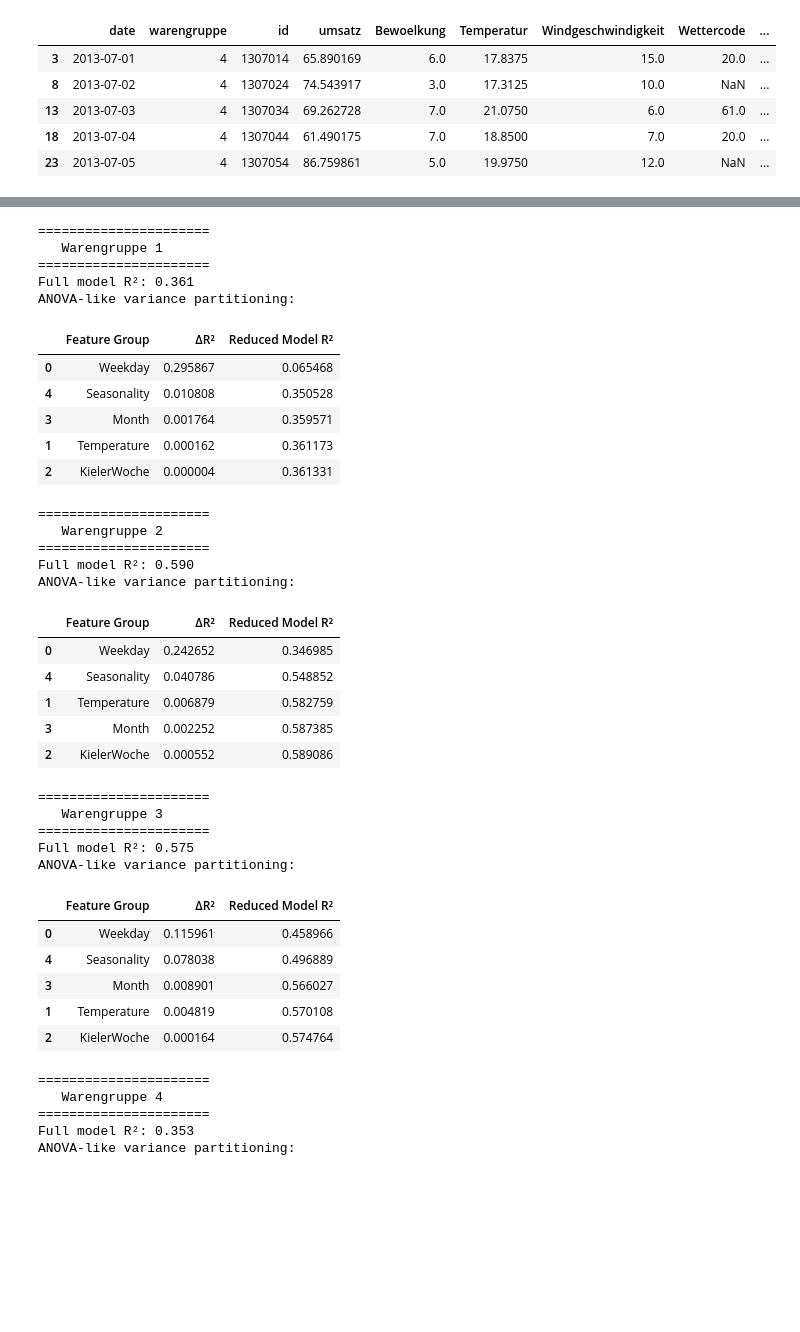
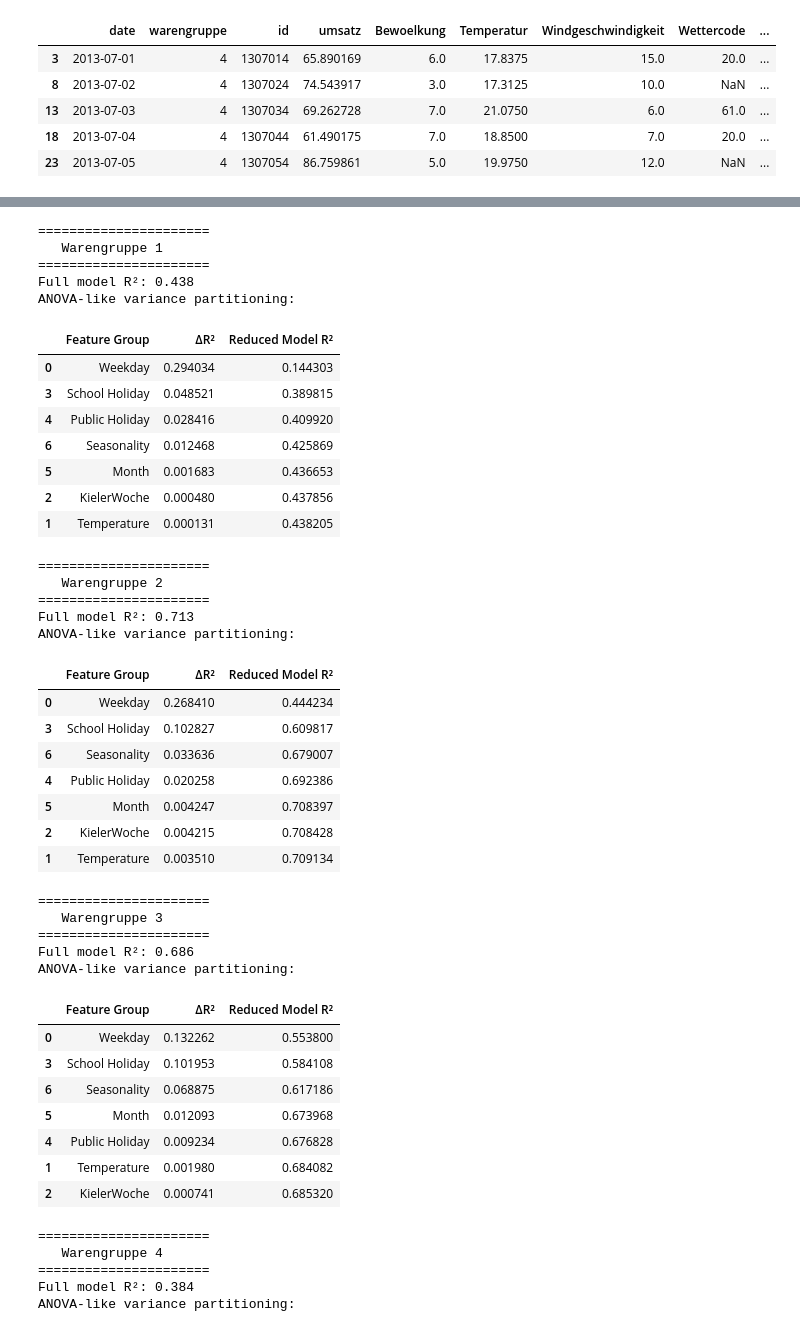
Before and after one commit to vikilouisa/Group-12---Introduction-to-Data-Science-Machine-Learning, a Jupyter notebook: linear_regression_byGulfem.ipynb, the cells around one changed output, grey strips where cells are left out. Drawn from its saved outputs; the diff is of its cells as text; code cells hidden in the pictures; blank space fills up the shorter version.

Commit message:
Added holidays, updated split files, ANOVA expanded

```diff
--- a/linear_regression_byGulfem.ipynb
+++ b/linear_regression_byGulfem.ipynb
@@ -74,18 +74,22 @@ train["cos_season"] = np.cos(2 * np.pi * train["dayofyear"] / 365)
 test["sin_season"] = np.sin(2 * np.pi * test["dayofyear"] / 365)
 test["cos_season"] = np.cos(2 * np.pi * test["dayofyear"] / 365)
 
-# Kieler Woche: replace NaN with 0, make it integer
+# Kieler Woche & holidays: replace missing with 0 and cast to int
 for df in [train, test]:
-    df["KielerWoche"] = df["KielerWoche"].fillna(0).astype(int)
+    df["KielerWoche"]    = df["KielerWoche"].fillna(0).astype(int)
+    df["school_holiday"] = df["school_holiday"].fillna(0).astype(int)
+    df["public_holiday"] = df["public_holiday"].fillna(0).astype(int)
 # %%
 # 5. Features und Zielvariable
 features = [
     "Temperatur",
     "KielerWoche",
+    "school_holiday",
+    "public_holiday",
     "Wochentag",
     "Month",
     "sin_season",
-    "cos_season"
+    "cos_season",
 ]
 target = "umsatz"
 
@@ -99,7 +103,15 @@ X_test = test[features]
 #    - Temperatur & KielerWoche: numerisch mit Mittelwert-Imputation
 
 categorical_features = ["Wochentag"]
-numeric_features = ["Temperatur", "KielerWoche", "Month", "sin_season", "cos_season"]
+numeric_features = [
+    "Temperatur",
+    "KielerWoche",
+    "school_holiday",
+    "public_holiday",
+    "Month",
+    "sin_season",
+    "cos_season",
+]
 
 preprocessor = ColumnTransformer(
     transformers=[
@@ -219,13 +233,20 @@ for wg in product_groups:
     df["dayofyear"] = df["date"].dt.dayofyear
     df["sin_season"] = np.sin(2 * np.pi * df["dayofyear"] / 365)
     df["cos_season"] = np.cos(2 * np.pi * df["dayofyear"] / 365)
-    df["KielerWoche"] = df["KielerWoche"].fillna(0).astype(int)
+
+    # Clean integer features
+    df["KielerWoche"]    = df["KielerWoche"].fillna(0).astype(int)
+    df["school_holiday"] = df["school_holiday"].fillna(0).astype(int)
+    df["public_holiday"] = df["public_holiday"].fillna(0).astype(int)
 
     target = "umsatz"
 
+    # --- FULL FEATURE SET (updated with holidays) ---
     full_features = [
         "Temperatur",
         "KielerWoche",
+        "school_holiday",
+        "public_holiday",
         "Wochentag",
         "Month",
         "sin_season",
@@ -256,7 +277,7 @@ for wg in product_groups:
 
         preprocessor_local = ColumnTransformer(transformers=transformers)
 
-        model_tmp = Pipeline(steps=[
+        model_tmp = Pipeline([
             ("prep", preprocessor_local),
             ("reg", LinearRegression())
         ])
@@ -268,64 +289,73 @@ for wg in product_groups:
     # Full model R²
     r2_full = compute_r2_local(full_features)
     print(f"Full model R²: {r2_full:.3f}")
 
+    # --- FEATURE GROUPS (updated with holidays) ---
     feature_groups = {
         "Weekday": ["Wochentag"],
         "Temperature": ["Temperatur"],
         "KielerWoche": ["KielerWoche"],
+        "School Holiday": ["school_holiday"],
+        "Public Holiday": ["public_holiday"],
         "Month": ["Month"],
         "Seasonality": ["sin_season", "cos_season"],
     }
 
     results = []
     for name, group in feature_groups.items():
         reduced_features = [f for f in full_features if f not in group]
         r2_reduced = compute_r2_local(reduced_features)
         delta_r2 = r2_full - r2_reduced
         results.append([name, delta_r2, r2_reduced])
 
     importance_df = pd.DataFrame(results, columns=["Feature Group", "ΔR²", "Reduced Model R²"])
     importance_df = importance_df.sort_values("ΔR²", ascending=False)
 
     print("ANOVA-like variance partitioning:")
     display(importance_df)
 # %% [output]
 ======================
    Warengruppe 1
 ======================
-Full model R²: 0.361
+Full model R²: 0.438
 ANOVA-like variance partitioning:
 |  | Feature Group | ΔR² | Reduced Model R² |
-| 0 | Weekday | 0.295867 | 0.065468 |
-| 4 | Seasonality | 0.010808 | 0.350528 |
-| 3 | Month | 0.001764 | 0.359571 |
-| 1 | Temperature | 0.000162 | 0.361173 |
-| 2 | KielerWoche | 0.000004 | 0.361331 |
+| 0 | Weekday | 0.294034 | 0.144303 |
+| 3 | School Holiday | 0.048521 | 0.389815 |
+| 4 | Public Holiday | 0.028416 | 0.409920 |
+| 6 | Seasonality | 0.012468 | 0.425869 |
+| 5 | Month | 0.001683 | 0.436653 |
+| 2 | KielerWoche | 0.000480 | 0.437856 |
+| 1 | Temperature | 0.000131 | 0.438205 |
 ======================
    Warengruppe 2
 ======================
-Full model R²: 0.590
+Full model R²: 0.713
 ANOVA-like variance partitioning:
 |  | Feature Group | ΔR² | Reduced Model R² |
-| 0 | Weekday | 0.242652 | 0.346985 |
-| 4 | Seasonality | 0.040786 | 0.548852 |
-| 1 | Temperature | 0.006879 | 0.582759 |
-| 3 | Month | 0.002252 | 0.587385 |
-| 2 | KielerWoche | 0.000552 | 0.589086 |
+| 0 | Weekday | 0.268410 | 0.444234 |
+| 3 | School Holiday | 0.102827 | 0.609817 |
+| 6 | Seasonality | 0.033636 | 0.679007 |
+| 4 | Public Holiday | 0.020258 | 0.692386 |
+| 5 | Month | 0.004247 | 0.708397 |
+| 2 | KielerWoche | 0.004215 | 0.708428 |
+| 1 | Temperature | 0.003510 | 0.709134 |
 ======================
    Warengruppe 3
 ======================
-Full model R²: 0.575
+Full model R²: 0.686
 ANOVA-like variance partitioning:
 |  | Feature Group | ΔR² | Reduced Model R² |
-| 0 | Weekday | 0.115961 | 0.458966 |
-| 4 | Seasonality | 0.078038 | 0.496889 |
-| 3 | Month | 0.008901 | 0.566027 |
-| 1 | Temperature | 0.004819 | 0.570108 |
-| 2 | KielerWoche | 0.000164 | 0.574764 |
+| 0 | Weekday | 0.132262 | 0.553800 |
+| 3 | School Holiday | 0.101953 | 0.584108 |
+| 6 | Seasonality | 0.068875 | 0.617186 |
+| 5 | Month | 0.012093 | 0.673968 |
+| 4 | Public Holiday | 0.009234 | 0.676828 |
+| 1 | Temperature | 0.001980 | 0.684082 |
+| 2 | KielerWoche | 0.000741 | 0.685320 |
 ======================
    Warengruppe 4
 ======================
-Full model R²: 0.353
+Full model R²: 0.384
 ANOVA-like variance partitioning:
 |  | Feature Group | ΔR² | Reduced Model R² |
```
Also changed, not shown: parts of 4 cells of this notebook, 7 other files.
